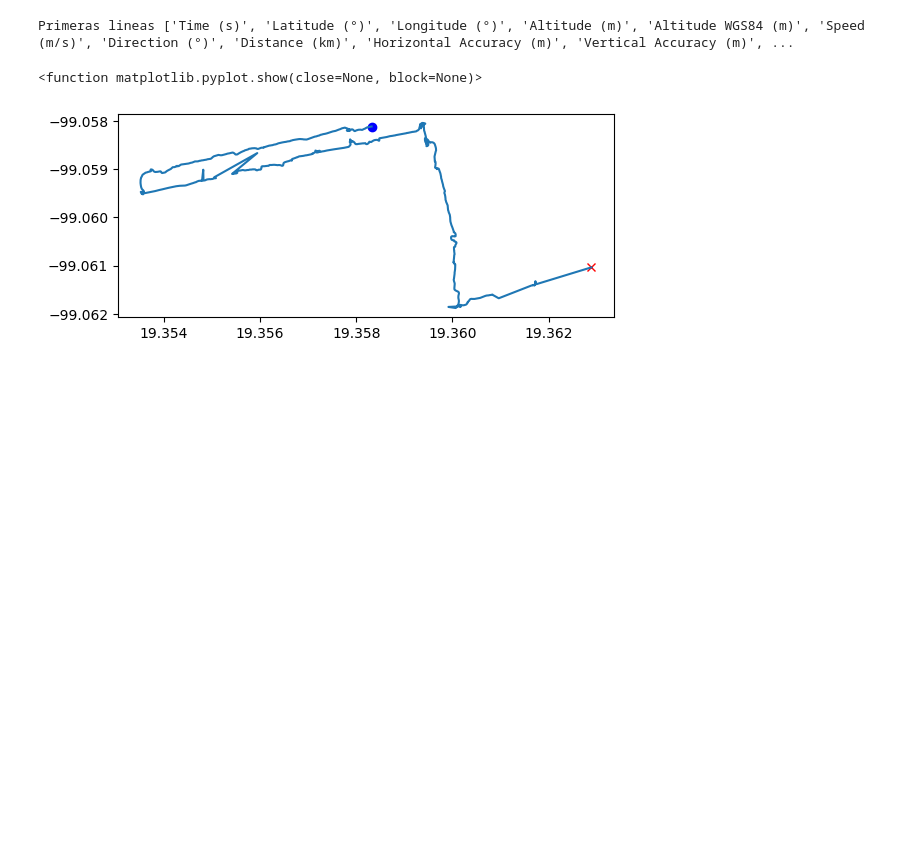
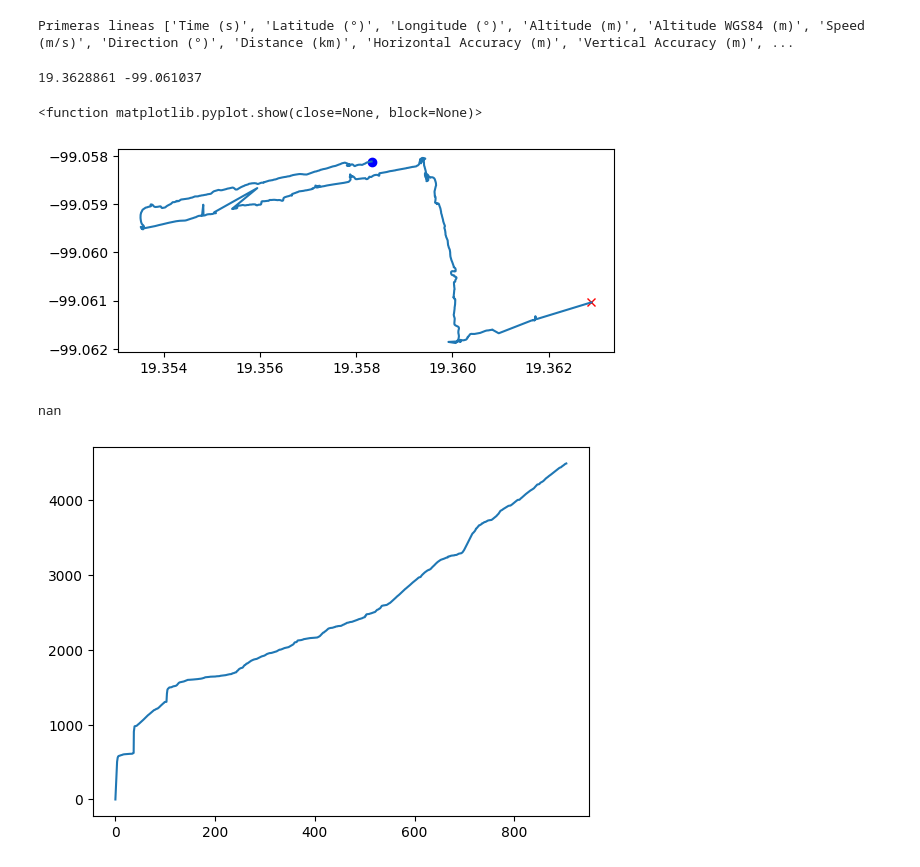
Before and after one commit to claudiash9-crypto/FisiComp26c, a Jupyter notebook: clase 17.02.ipynb, the cells around one changed output. Cells and saved outputs as stored; diff of their text form; code cells hidden in the pictures; blank space fills up the shorter version.

```diff
--- a/clase 17.02.ipynb
+++ b/clase 17.02.ipynb
@@ -22,6 +22,7 @@ longitud, altitud= np.array(longitud), np.array(altitud)
 # %% [output]
 Primeras lineas ['Time (s)', 'Latitude (°)', 'Longitude (°)', 'Altitude (m)', 'Altitude WGS84 (m)', 'Speed (m/s)', 'Direction (°)', 'Distance (km)', 'Horizontal Accuracy (m)', 'Vertical Accuracy (m)', ...
 # %%
+print(latitud[0],longitud[0])
 plt.plot(latitud[0],longitud[0], 'rx')
 plt.plot(latitud[-1],longitud[-1], 'bo')
 plt.plot(latitud, longitud)
@@ -29,5 +30,20 @@ plt.gca().set_aspect('equal')
 #este comando ajusta la escala, para que sea la misma en x y y
 plt.show
 # %% [output]
-<function matplotlib.pyplot.show(close=None, block=None)>
+19.3628861 -99.061037
+<function matplotlib.pyplot.show(close=None, block=None)>
 [figure]
+# %%
+RT=673100
+x= (RT+mat[:,3])*np.cos(mat[:,1])*np.sin(mat[:,2])
+y= (RT+mat[:,3])*np.cos(mat[:,1])*np.sin(mat[:,2])
+z= (RT+mat[:,3])*np.sin(mat[:,1])
+dist_acumulada= np.zeros(len(mat[:,1]))
+for i in range (len(mat[:,1])-1):
+    dist_acumulada[i+1]= dist_acumulada[i] +np.sqrt((x[i+1]-x[i])**2+(y[i+1]-y[i])**2)
+print(dist_acumulada[-1])
+plt.plot(t, dist_acumulada)
+plt.show()
+# %% [output]
+nan
+[figure, added]
```
Also changed, not shown: parts of 5 cells of this notebook.
